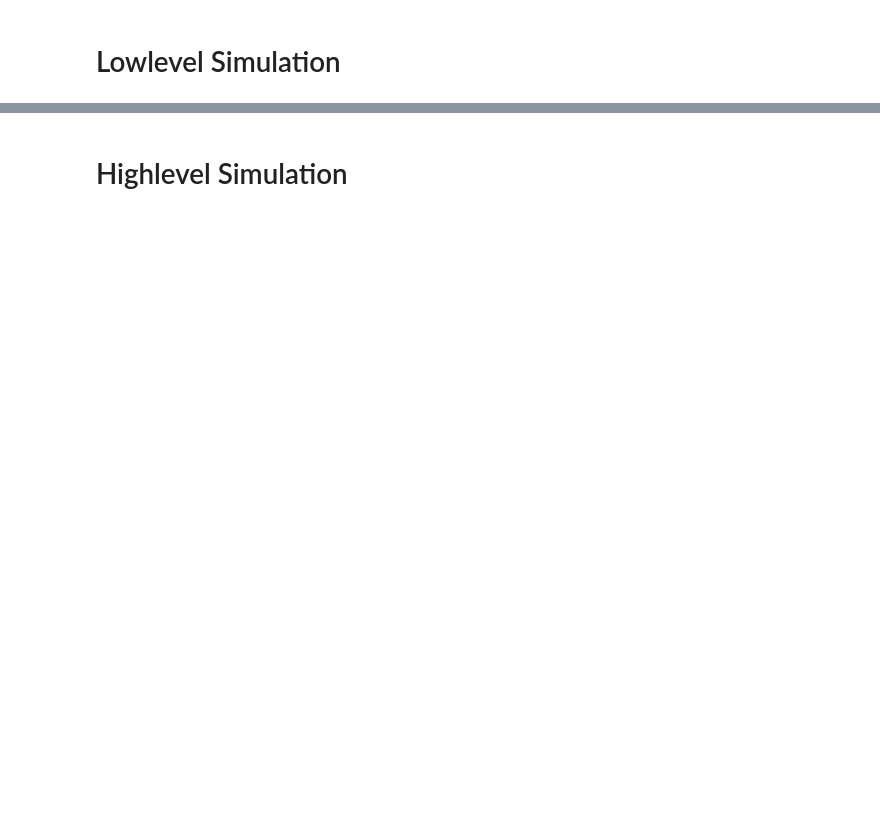
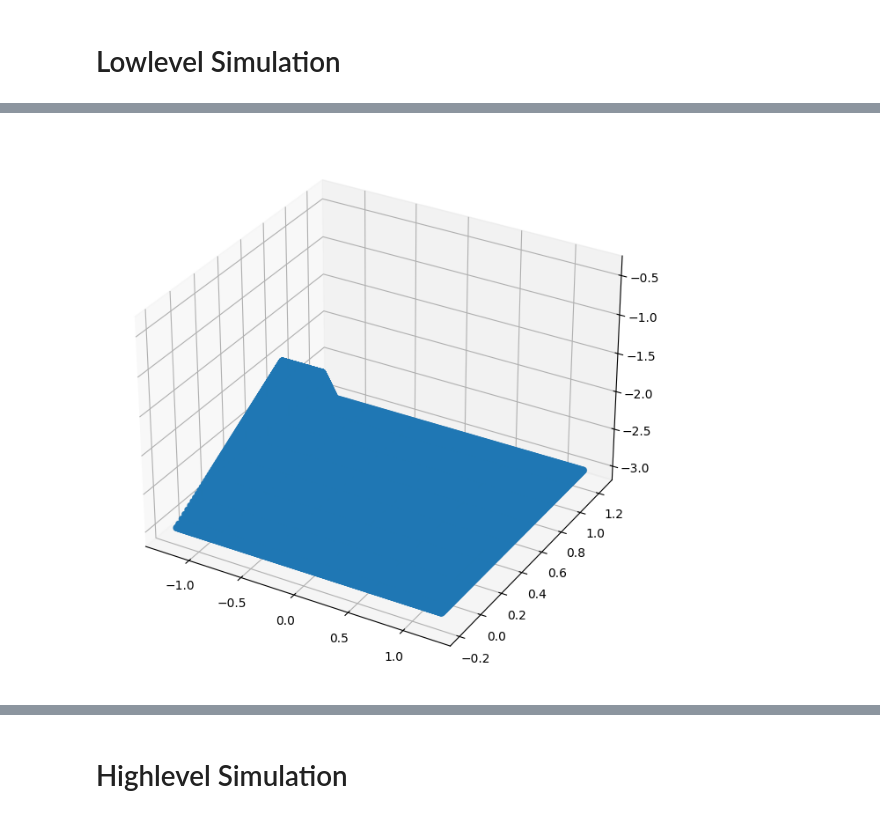
Before and after one commit to Rooholla-KhorramBakht/Go2Py, a Jupyter notebook: examples/02-MuJoCo-sim.ipynb, the cells around one changed output, grey strips where cells are left out. Cells and saved outputs as stored; diff of their text form; code cells hidden in the pictures; blank space fills up the shorter version.

```diff
--- a/examples/02-MuJoCo-sim.ipynb
+++ b/examples/02-MuJoCo-sim.ipynb
@@ -9,2 +15,16 @@ robot.standUpReset()
+# %%
+import matplotlib.pyplot as plt
+from mpl_toolkits.mplot3d import proj3d
+
+state = robot.getCameraState(get_pointcloud=True)
+pcd = state['pointcloud']
+
+fig = plt.figure(figsize=(8, 8))
+ax = fig.add_subplot(111, projection='3d')
+
+ax.scatter(pcd[:,0], pcd[:,1], pcd[:,2])
+plt.show()
+# %% [output]
+[figure, added]
 # %%
 robot.getJointStates()
```
Also changed, not shown: parts of 7 cells of this notebook, 2 other files.
